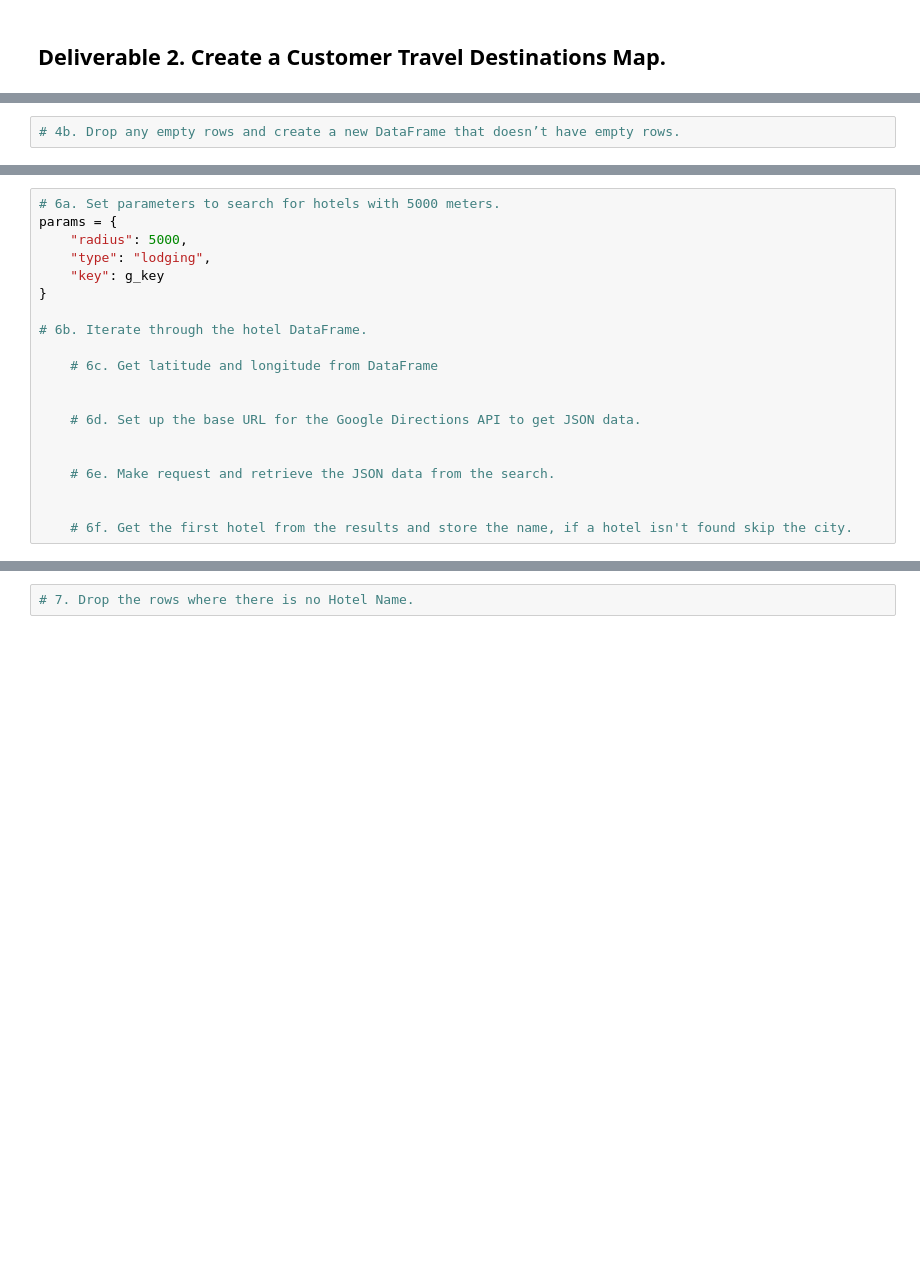
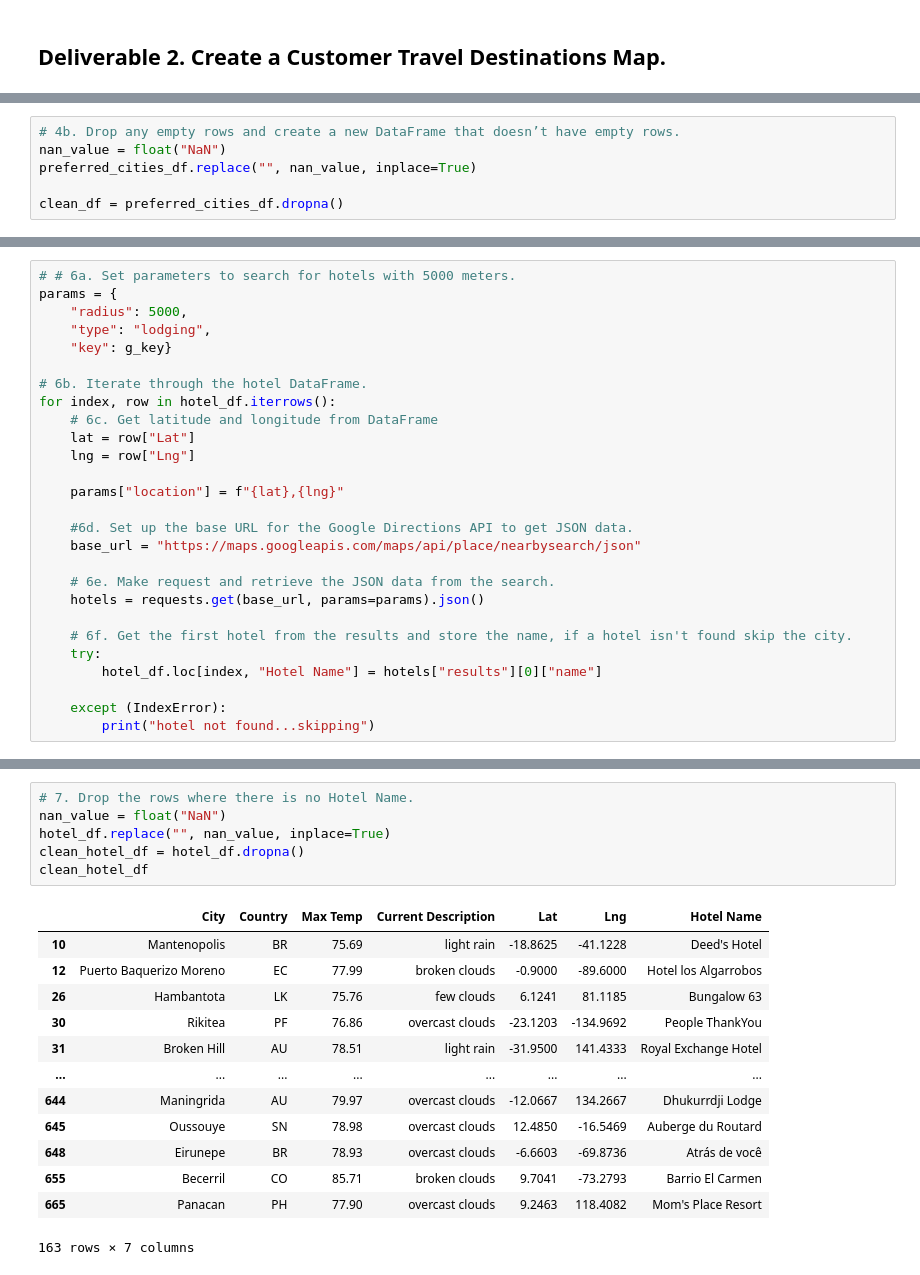
Before and after one commit to alyssamaestringer/World_Weather_Analysis, a Jupyter notebook: Vacation_Search/Vacation_Search.ipynb, the cells around one changed output, grey strips where cells are left out. Saved outputs shown, nothing was run; the diff lists cells and outputs as text; blank space fills up the shorter version.

```diff
--- a/Vacation_Search/Vacation_Search.ipynb
+++ b/Vacation_Search/Vacation_Search.ipynb
@@ -31,5 +66,9 @@ preferred_cities_df.isnull().sum()
 # %%
 # 4b. Drop any empty rows and create a new DataFrame that doesn’t have empty rows.
+nan_value = float("NaN")
+preferred_cities_df.replace("", nan_value, inplace=True)
+
+clean_df = preferred_cities_df.dropna()
 # %%
 # 5a. Create DataFrame called hotel_df to store hotel names along with city, country, max temp, and coordinates.
 hotel_df = clean_df[["City", "Country", "Max Temp", "Current Description", "Lat", "Lng"]].copy()
@@ -40,20 +91,27 @@ hotel_df.head(10)
 # %%
-# 6a. Set parameters to search for hotels with 5000 meters.
+# # 6a. Set parameters to search for hotels with 5000 meters.
 params = {
     "radius": 5000,
     "type": "lodging",
-    "key": g_key
-}
+    "key": g_key}
 
 # 6b. Iterate through the hotel DataFrame.
+for index, row in hotel_df.iterrows():
+    # 6c. Get latitude and longitude from DataFrame
+    lat = row["Lat"]
+    lng = row["Lng"]
 
-    # 6c. Get latitude and longitude from DataFrame
+    params["location"] = f"{lat},{lng}"
 
-
-    # 6d. Set up the base URL for the Google Directions API to get JSON data.
-
+    #6d. Set up the base URL for the Google Directions API to get JSON data.
+    base_url = "https://maps.googleapis.com/maps/api/place/nearbysearch/json"
 
     # 6e. Make request and retrieve the JSON data from the search.
-
+    hotels = requests.get(base_url, params=params).json()
 
     # 6f. Get the first hotel from the results and store the name, if a hotel isn't found skip the city.
+    try:
+        hotel_df.loc[index, "Hotel Name"] = hotels["results"][0]["name"]
+
+    except (IndexError):
+        print("hotel not found...skipping")
@@ -60,4 +126,22 @@ params = {
 # %%
 # 7. Drop the rows where there is no Hotel Name.
+nan_value = float("NaN")
+hotel_df.replace("", nan_value, inplace=True)
+clean_hotel_df = hotel_df.dropna()
+clean_hotel_df
+# %% [output]
+|  | City | Country | Max Temp | Current Description | Lat | Lng | Hotel Name |
+| 10 | Mantenopolis | BR | 75.69 | light rain | -18.8625 | -41.1228 | Deed's Hotel |
+| 12 | Puerto Baquerizo Moreno | EC | 77.99 | broken clouds | -0.9000 | -89.6000 | Hotel los Algarrobos |
+| 26 | Hambantota | LK | 75.76 | few clouds | 6.1241 | 81.1185 | Bungalow 63 |
+| 30 | Rikitea | PF | 76.86 | overcast clouds | -23.1203 | -134.9692 | People ThankYou |
+| 31 | Broken Hill | AU | 78.51 | light rain | -31.9500 | 141.4333 | Royal Exchange Hotel |
+| ... | ... | ... | ... | ... | ... | ... | ... |
+| 644 | Maningrida | AU | 79.97 | overcast clouds | -12.0667 | 134.2667 | Dhukurrdji Lodge |
+| 645 | Oussouye | SN | 78.98 | overcast clouds | 12.4850 | -16.5469 | Auberge du Routard |
+| 648 | Eirunepe | BR | 78.93 | overcast clouds | -6.6603 | -69.8736 | Atrás de você |
+| 655 | Becerril | CO | 85.71 | broken clouds | 9.7041 | -73.2793 | Barrio El Carmen |
+| 665 | Panacan | PH | 77.90 | overcast clouds | 9.2463 | 118.4082 | Mom's Place Resort |
+163 rows × 7 columns
 # %%
 # 8a. Create the output File (CSV)
```
Also changed, not shown: parts of 10 cells of this notebook, 17 other files.
